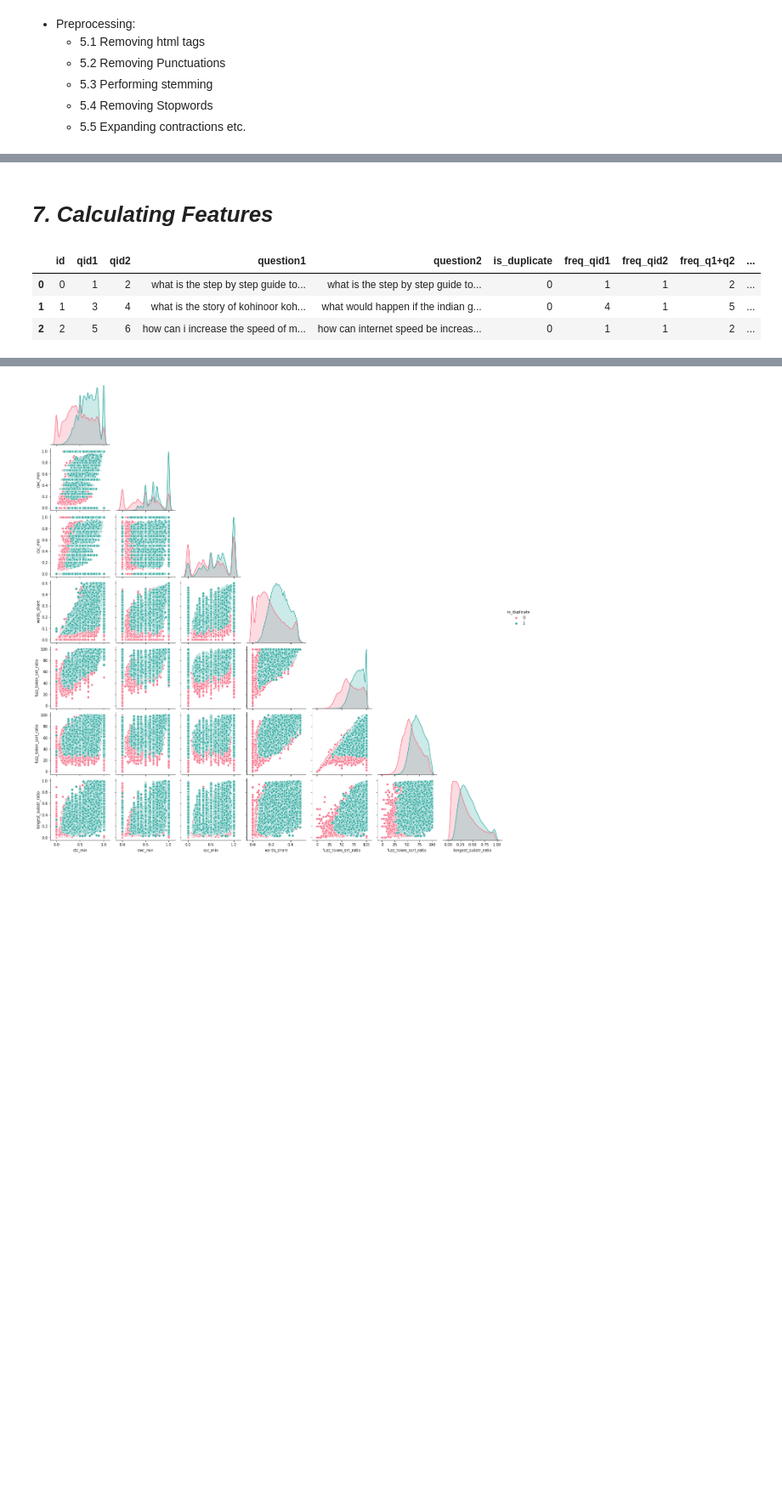
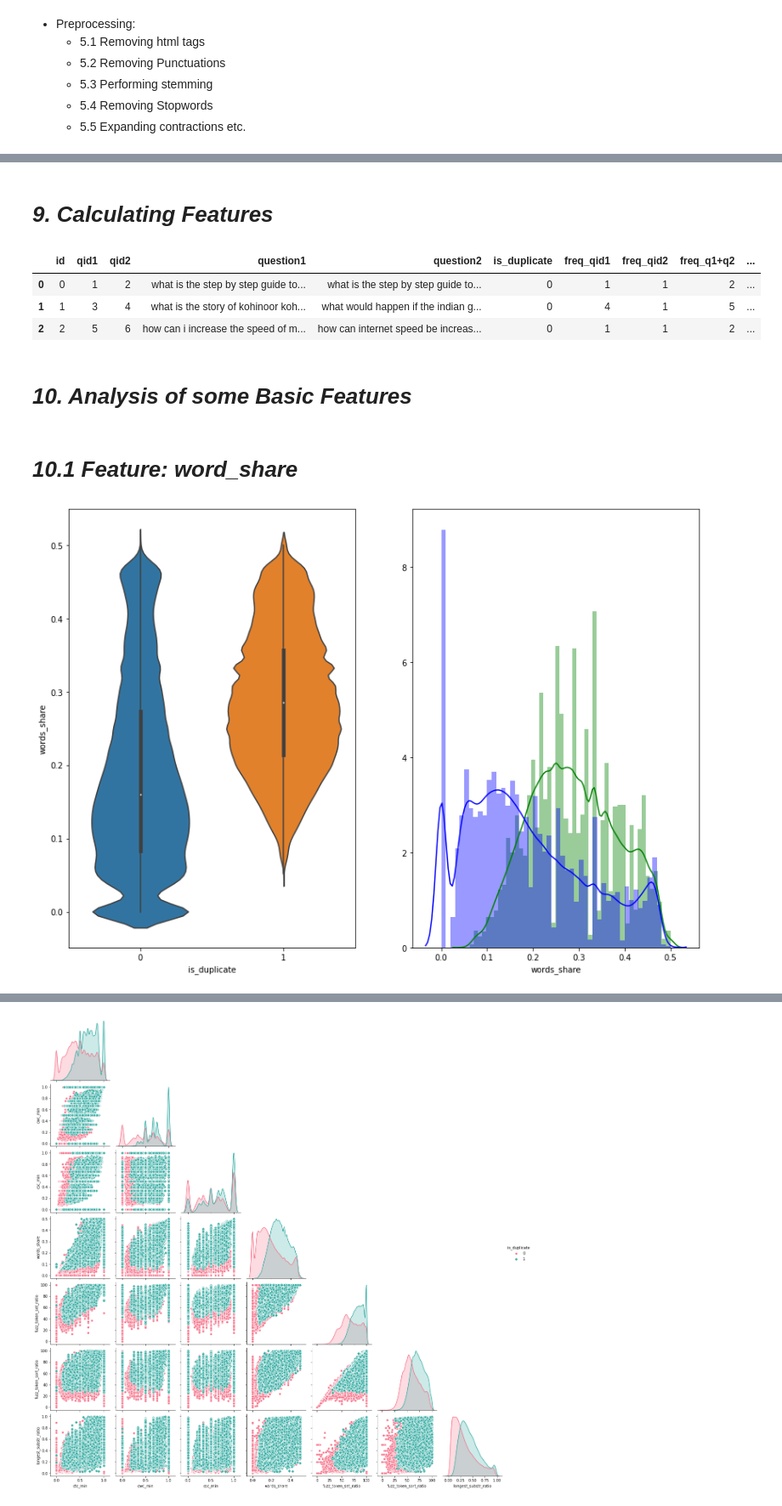
Before and after one commit to RajaSudipta/Quora-Question-Pairs, a Jupyter notebook: quora_question_pairs_ml_phase2.ipynb, the cells around one changed output, grey strips where cells are left out. Shown at 85% size. Drawn from its saved outputs; the diff is of its cells as text; code cells hidden in the pictures; blank space fills up the shorter version.

```diff
--- a/quora_question_pairs_ml_phase2.ipynb
+++ b/quora_question_pairs_ml_phase2.ipynb
@@ -288,7 +474,7 @@ def extract_features(data):
     data["abs_len_diff"]  = list(map(lambda x: x[8], token_features))
     data["mean_len"]      = list(map(lambda x: x[9], token_features))
 # %% [markdown]
-# ***7. Calculating Features***
+# ***9. Calculating Features***
 # %%
 #14 MINUTES TO EXECUTE
 data['freq_qid1'] = data.groupby('qid1')['qid1'].transform('count')
@@ -336,3 +522,19 @@ data.head(3)
 | 0 | 0 | 1 | 2 | what is the step by step guide to... | what is the step by step guide to... | 0 | 1 | 1 | 2 | ... |
 | 1 | 1 | 3 | 4 | what is the story of kohinoor koh... | what would happen if the indian g... | 0 | 4 | 1 | 5 | ... |
 | 2 | 2 | 5 | 6 | how can i increase the speed of m... | how can internet speed be increas... | 0 | 1 | 1 | 2 | ... |
+# %% [markdown]
+# ***10. Analysis of some Basic Features***
+# %% [markdown]
+# ***10.1 Feature: word_share***
+# %%
+plt.figure(figsize=(14, 10))
+
+plt.subplot(1,2,1)
+sns.violinplot(x = 'is_duplicate', y = 'words_share', data = data[0:])
+
+plt.subplot(1,2,2)
+sns.distplot(data[data['is_duplicate'] == 1.0]['words_share'][0:] , label = "1", color = 'green')
+sns.distplot(data[data['is_duplicate'] == 0.0]['words_share'][0:] , label = "0" , color = 'blue' )
+plt.show()
+# %% [output]
+[figure, added]
```
Also changed, not shown: parts of 64 cells of this notebook.
